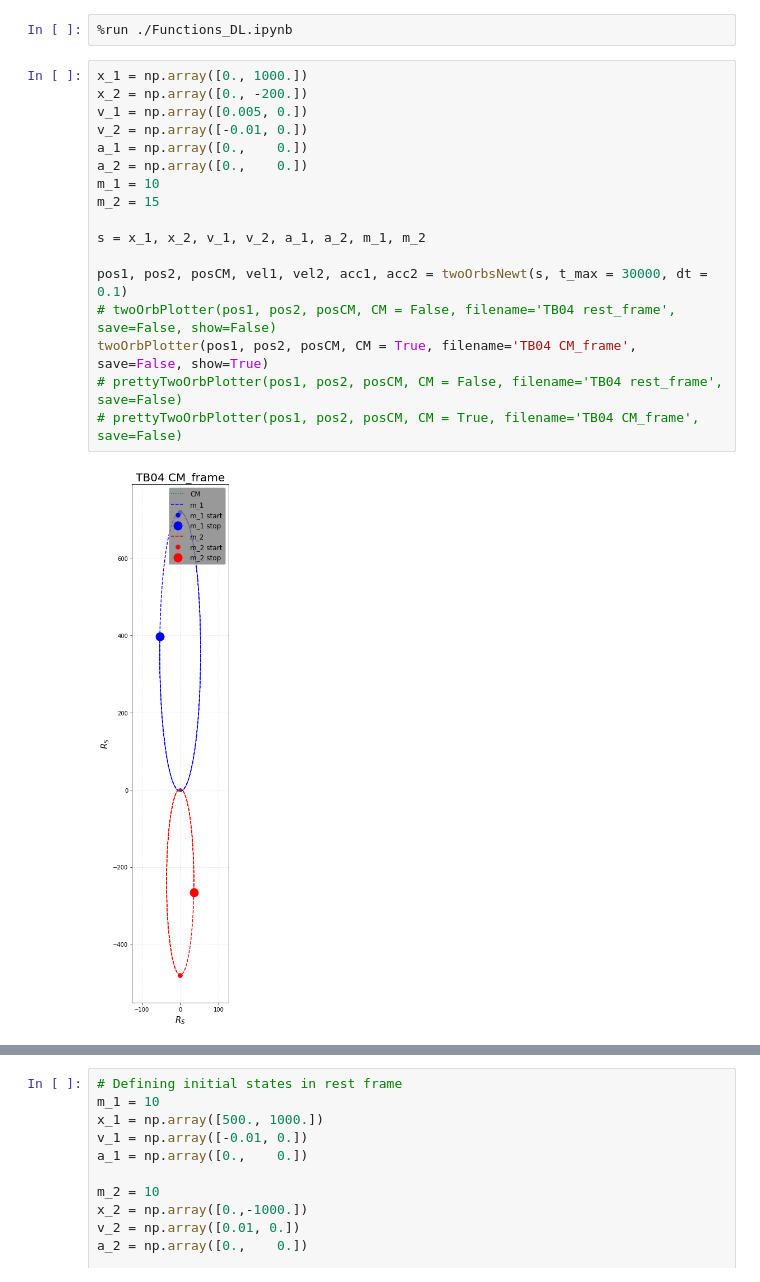
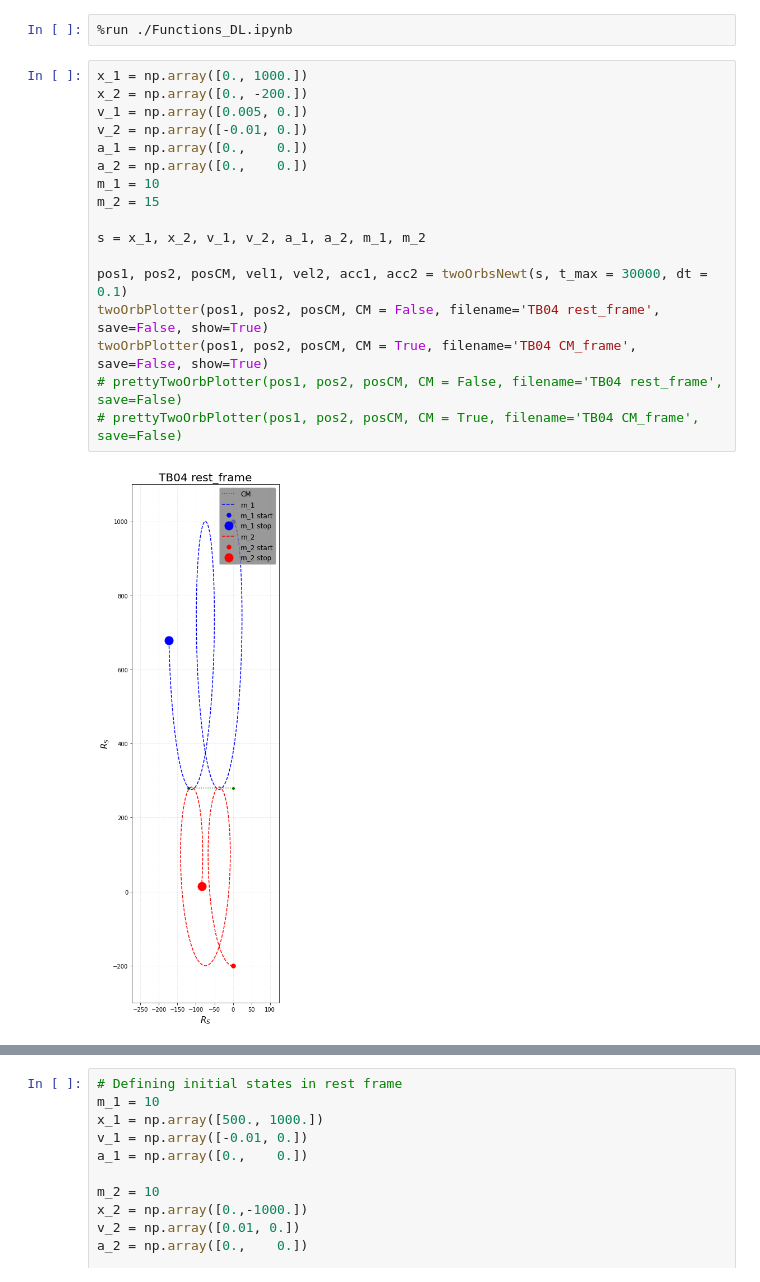
Before and after one commit to carlivas/Binary-Black-Hole-Orbitals, a Jupyter notebook: 02 OLD SYMPLECTIC/(D) Classical TBP.ipynb, the cells around one changed output, grey strips where cells are left out. Drawn from its saved outputs; the diff is of its cells as text.

```diff
--- a/02 OLD SYMPLECTIC/(D) Classical TBP.ipynb
+++ b/02 OLD SYMPLECTIC/(D) Classical TBP.ipynb
@@ -5,19 +5,19 @@
 # %%
 x_1 = np.array([0., 1000.])
 x_2 = np.array([0., -200.])
 v_1 = np.array([0.005, 0.])
 v_2 = np.array([-0.01, 0.])
 a_1 = np.array([0.,    0.])
 a_2 = np.array([0.,    0.])
 m_1 = 10
 m_2 = 15
 
 s = x_1, x_2, v_1, v_2, a_1, a_2, m_1, m_2
 
 pos1, pos2, posCM, vel1, vel2, acc1, acc2 = twoOrbsNewt(s, t_max = 30000, dt = 0.1)
-# twoOrbPlotter(pos1, pos2, posCM, CM = False, filename='TB04 rest_frame', save=False, show=False)
+twoOrbPlotter(pos1, pos2, posCM, CM = False, filename='TB04 rest_frame', save=False, show=True)
 twoOrbPlotter(pos1, pos2, posCM, CM = True, filename='TB04 CM_frame', save=False, show=True)
 # prettyTwoOrbPlotter(pos1, pos2, posCM, CM = False, filename='TB04 rest_frame', save=False)
 # prettyTwoOrbPlotter(pos1, pos2, posCM, CM = True, filename='TB04 CM_frame', save=False)
 # %% [output]
-[figure, old version]
+[figure, new version]
```
Also changed, not shown: parts of 1 cell of this notebook, 7 other files.
